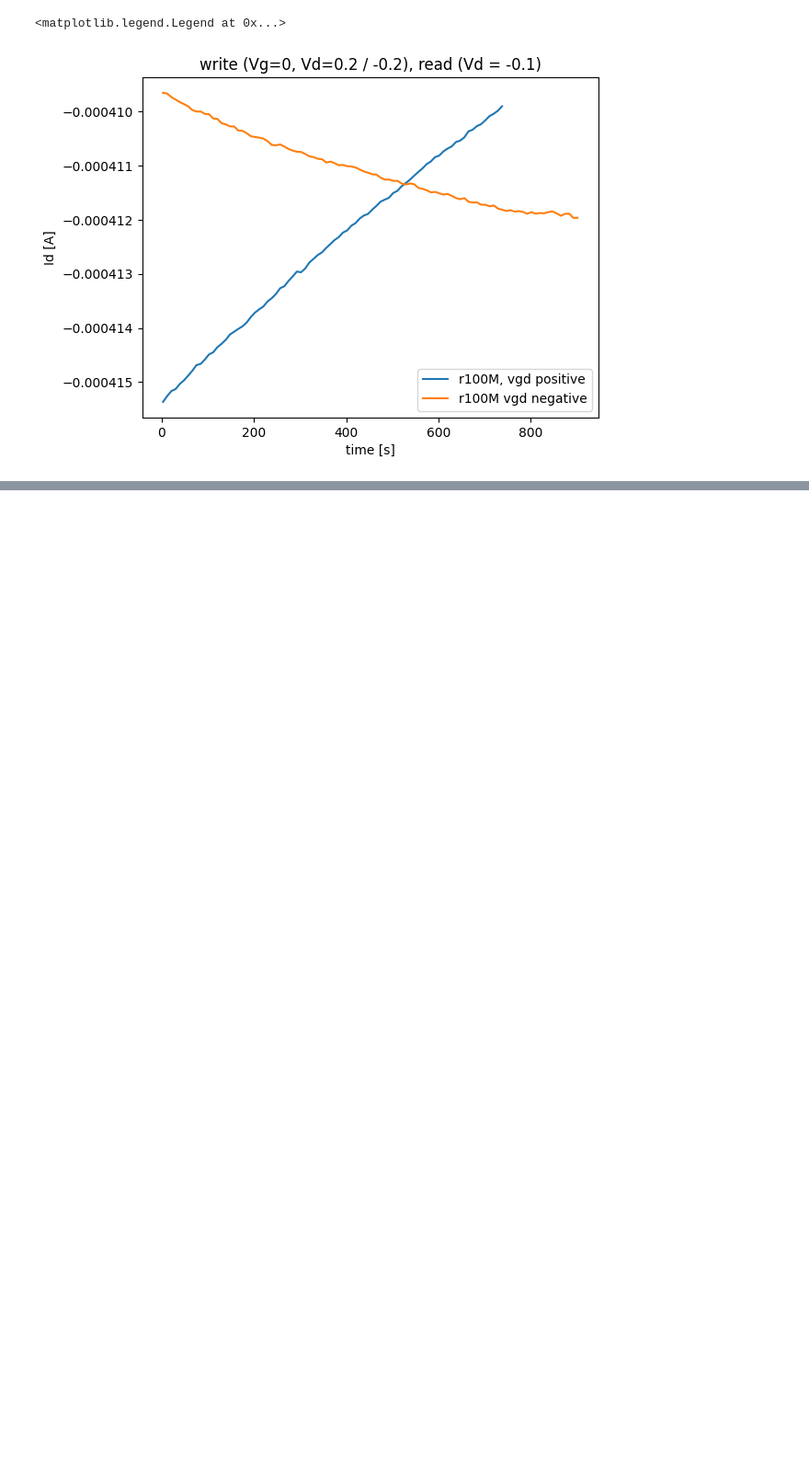
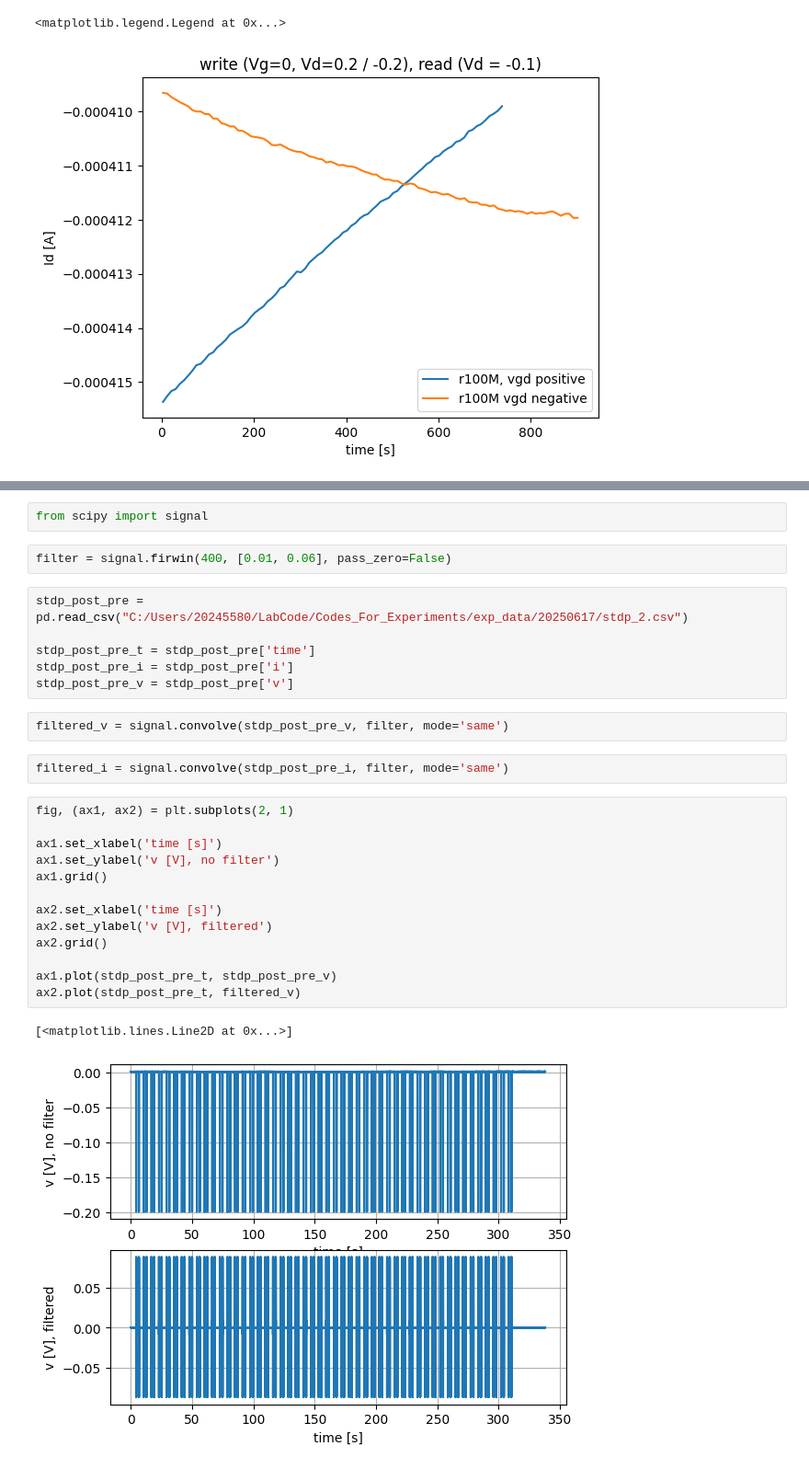
Before and after one commit to LaN-Tran/Code_for_experiments_at_Tue, a Jupyter notebook: codes/plot_exp_data.ipynb, the cells around one changed output, grey strips where cells are left out. Shown: that part at 92% size. Saved outputs shown, nothing was run; the diff lists cells and outputs as text; blank space fills up the shorter version.

```diff
--- a/codes/plot_exp_data.ipynb
+++ b/codes/plot_exp_data.ipynb
@@ -167,0 +321,30 @@ plt.legend()
+# %%
+from scipy import signal
+# %%
+filter = signal.firwin(400, [0.01, 0.06], pass_zero=False)
+# %%
+stdp_post_pre = pd.read_csv("C:/Users/20245580/LabCode/Codes_For_Experiments/exp_data/20250617/stdp_2.csv")
+
+stdp_post_pre_t = stdp_post_pre['time']
+stdp_post_pre_i = stdp_post_pre['i']
+stdp_post_pre_v = stdp_post_pre['v']
+# %%
+filtered_v = signal.convolve(stdp_post_pre_v, filter, mode='same')
+# %%
+filtered_i = signal.convolve(stdp_post_pre_i, filter, mode='same')
+# %%
+fig, (ax1, ax2) = plt.subplots(2, 1)
+
+ax1.set_xlabel('time [s]')
+ax1.set_ylabel('v [V], no filter')
+ax1.grid()
+
+ax2.set_xlabel('time [s]')
+ax2.set_ylabel('v [V], filtered')
+ax2.grid()
+
+ax1.plot(stdp_post_pre_t, stdp_post_pre_v)
+ax2.plot(stdp_post_pre_t, filtered_v)
+# %% [output]
+[<matplotlib.lines.Line2D at 0x...>]
+[figure, added]
```
Also changed, not shown: parts of 10 cells of this notebook, 5 other files.
